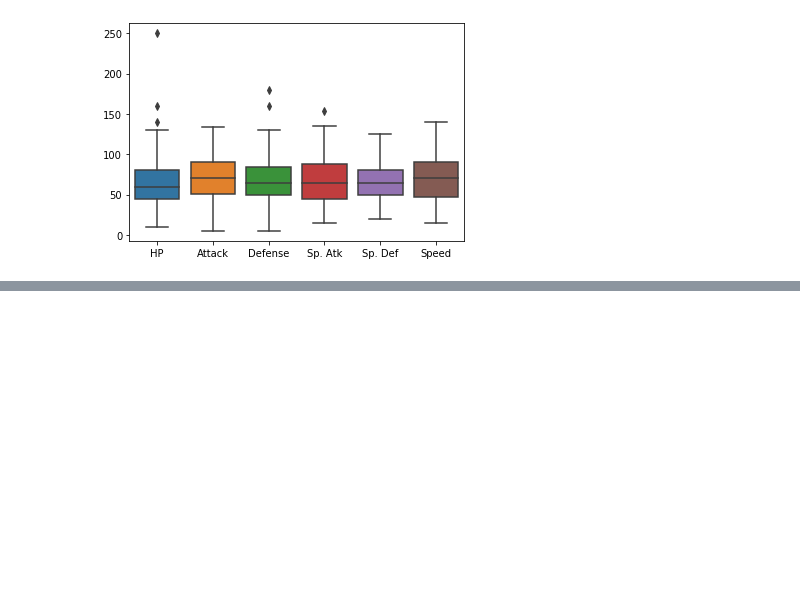
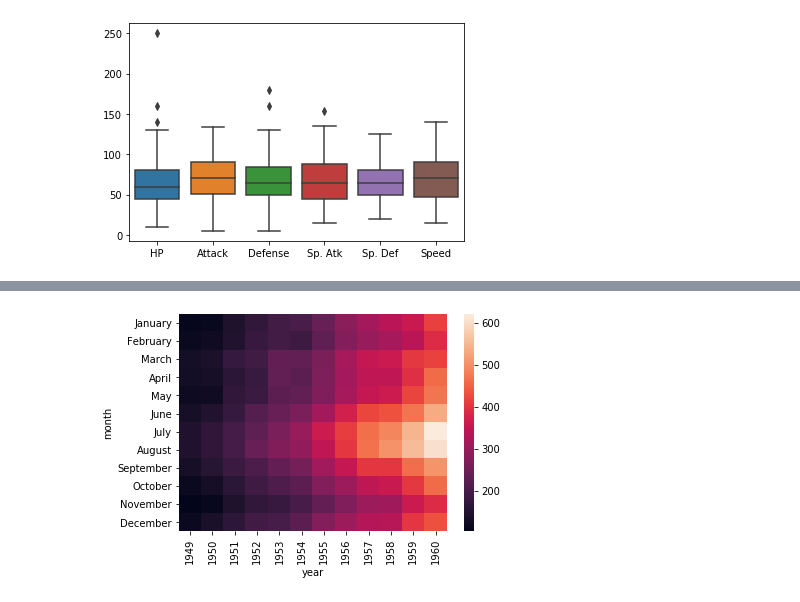
Before and after one commit to rktrojan/DataSciencePython, a Jupyter notebook: Notebooks/Matplotlib and Seaborn.ipynb, the cells around one changed output, grey strips where cells are left out. Cells and saved outputs as stored; diff of their text form; code cells hidden in the pictures; blank space fills up the shorter version.

```diff
--- a/Notebooks/Matplotlib and Seaborn.ipynb
+++ b/Notebooks/Matplotlib and Seaborn.ipynb
@@ -135,0 +332,3 @@ sns.boxplot(data=stats_df)
+# %%
+flights = sns.load_dataset("flights")
+flights
@@ -135,0 +349,3 @@ sns.boxplot(data=stats_df)
+# %%
+flights_p=flights.pivot("month", "year", "passengers")
+flights_p
@@ -135,0 +367,4 @@ sns.boxplot(data=stats_df)
+# %%
+ax = sns.heatmap(flights_p)
+# %% [output]
+[figure, added]
```
Also changed, not shown: parts of 21 cells of this notebook.
